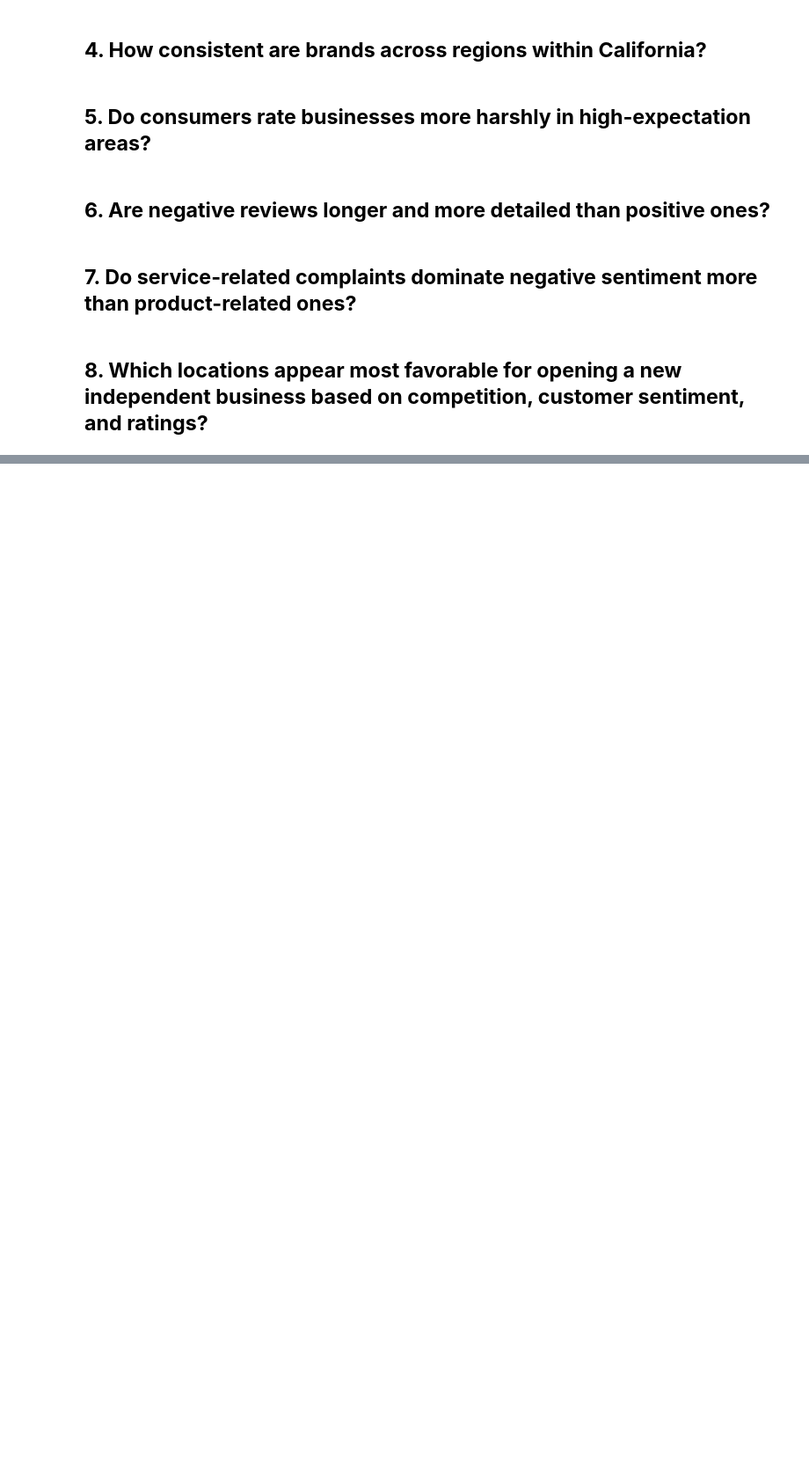
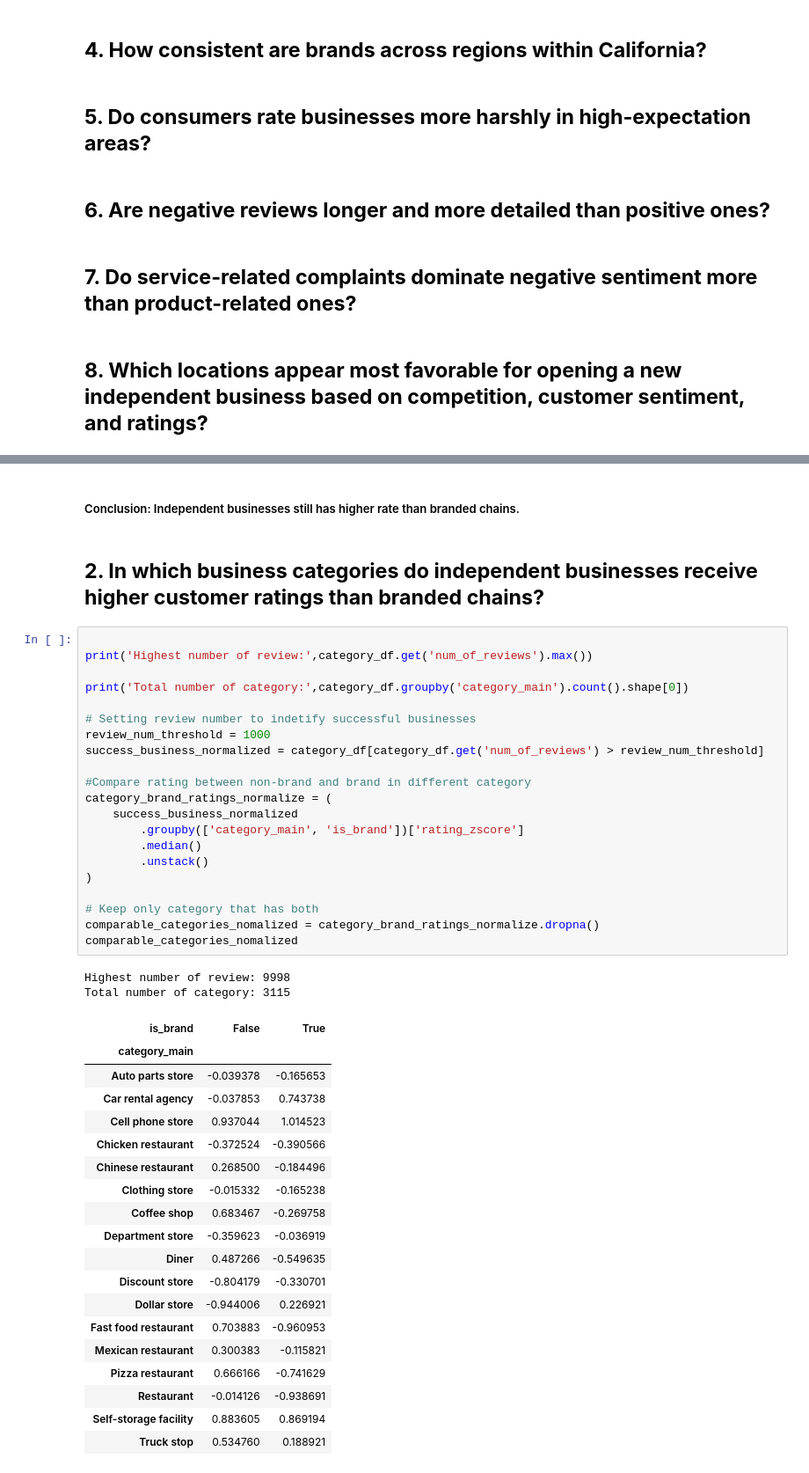
Before and after one commit to Dhrutube/DS3-LocalLens, a Jupyter notebook: data.ipynb, the cells around one changed output, grey strips where cells are left out. Shown at 88% size. Cells and saved outputs as stored; diff of their text form; blank space fills up the shorter version.

```diff
--- a/data.ipynb
+++ b/data.ipynb
@@ -337,0 +466,47 @@ opportunity_market.groupby('category_main').count().head(20)
+# %% [markdown]
+##### Conclusion: Independent businesses still has higher rate than branded chains.
+# %% [markdown]
+## **2. In which business categories do independent businesses receive higher customer ratings than branded chains?**
+# %%
+
+print('Highest number of review:',category_df.get('num_of_reviews').max())
+
+print('Total number of category:',category_df.groupby('category_main').count().shape[0])
+
+# Setting review number to indetify successful businesses
+review_num_threshold = 1000
+success_business_normalized = category_df[category_df.get('num_of_reviews') > review_num_threshold]
+
+#Compare rating between non-brand and brand in different category
+category_brand_ratings_normalize = (
+    success_business_normalized
+        .groupby(['category_main', 'is_brand'])['rating_zscore']
+        .median()
+        .unstack()
+)
+
+# Keep only category that has both
+comparable_categories_nomalized = category_brand_ratings_normalize.dropna()
+comparable_categories_nomalized
+# %% [output]
+Highest number of review: 9998
+Total number of category: 3115
+| is_brand | False | True |
+| category_main |  |  |
+| Auto parts store | -0.039378 | -0.165653 |
+| Car rental agency | -0.037853 | 0.743738 |
+| Cell phone store | 0.937044 | 1.014523 |
+| Chicken restaurant | -0.372524 | -0.390566 |
+| Chinese restaurant | 0.268500 | -0.184496 |
+| Clothing store | -0.015332 | -0.165238 |
+| Coffee shop | 0.683467 | -0.269758 |
+| Department store | -0.359623 | -0.036919 |
+| Diner | 0.487266 | -0.549635 |
+| Discount store | -0.804179 | -0.330701 |
+| Dollar store | -0.944006 | 0.226921 |
+| Fast food restaurant | 0.703883 | -0.960953 |
+| Mexican restaurant | 0.300383 | -0.115821 |
+| Pizza restaurant | 0.666166 | -0.741629 |
+| Restaurant | -0.014126 | -0.938691 |
+| Self-storage facility | 0.883605 | 0.869194 |
+| Truck stop | 0.534760 | 0.188921 |
```
Also changed, not shown: parts of 18 cells of this notebook.
